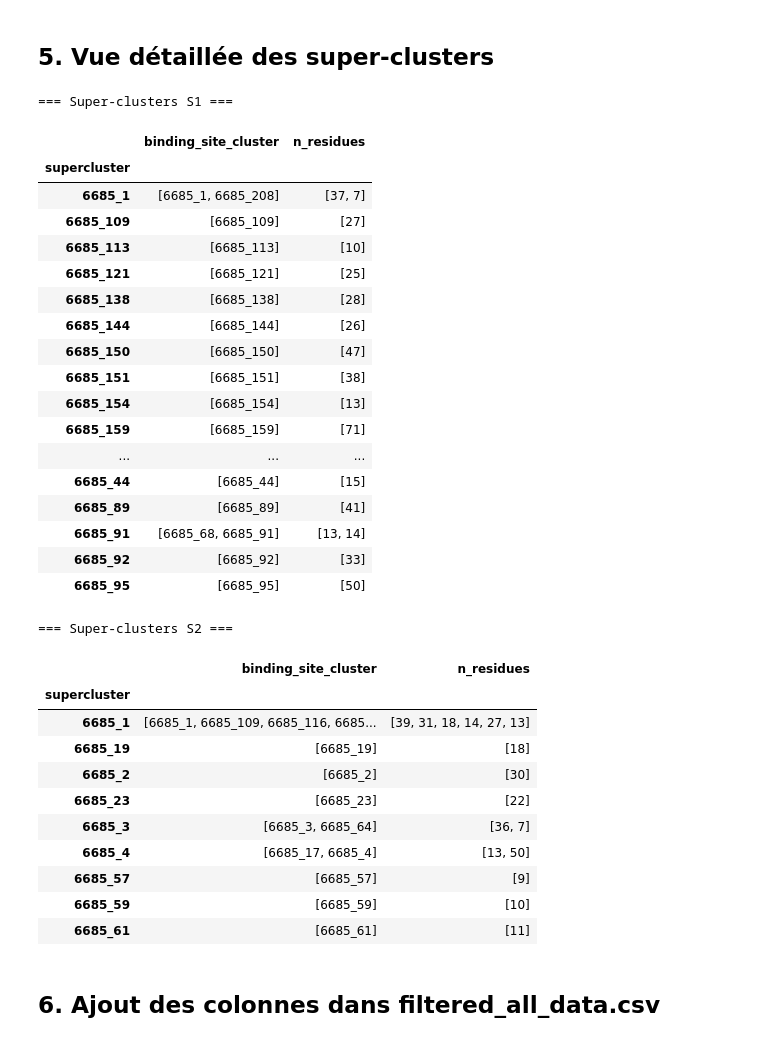
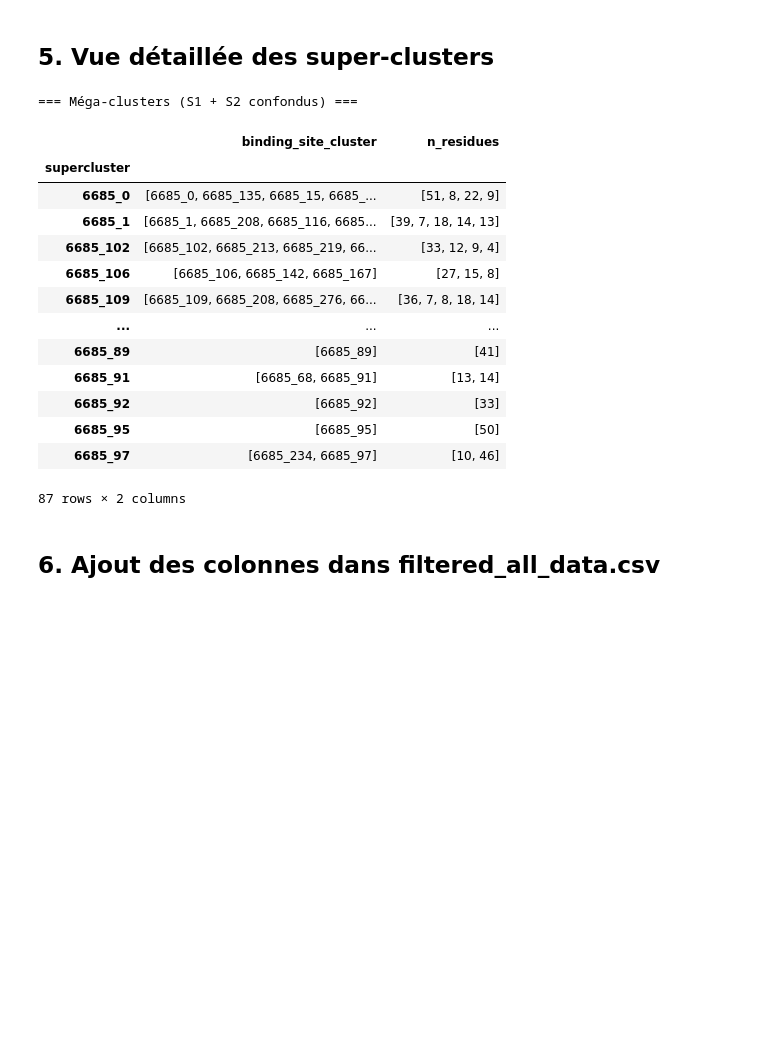
Before and after one commit to anaisdlss/actin_project, a Jupyter notebook: notebooks/binding_site_superclusters.ipynb, the cells around one changed output. Saved outputs shown, nothing was run; the diff lists cells and outputs as text; code cells hidden in the pictures; blank space fills up the shorter version.

```diff
--- a/notebooks/binding_site_superclusters.ipynb
+++ b/notebooks/binding_site_superclusters.ipynb
@@ -187,64 +197,39 @@ print(f"  {len(set(c2s_s2.values()))} super-clusters S2")
 # %% [markdown]
 ## 5. Vue détaillée des super-clusters
 # %%
-def show_superclusters(c2s, footprints, label):
-    from collections import defaultdict
-    groups = defaultdict(list)
-    for c, s in c2s.items():
-        groups[s].append(c)
-
+def show_superclusters(c2s, footprints):
+    """c2s : {cluster -> [megaclusters]} (multi-appartenance, S1+S2 confondus)."""
     rows = []
-    for super_name, members in sorted(groups.items(), key=lambda x: -len(x[1])):
-        for m in sorted(members):
+    for c, supers in c2s.items():
+        for s in supers:
             rows.append({
-                "type": label,
-                "binding_site_cluster": m,
-                "supercluster": super_name,
-                "n_residues": len(footprints.get(m, set())),
-                "is_main_cluster": m in ["6685_1","6685_2","6685_3","6685_4"]
+                "binding_site_cluster": c,
+                "supercluster": s,
+                "n_residues": len(footprints.get(c, set())),
+                "is_main_cluster": c in ["6685_1", "6685_2", "6685_3", "6685_4"],
             })
     return pd.DataFrame(rows)
 
-df_sc_s1 = show_superclusters(c2s_s1, fp_s1, "S1")
-df_sc_s2 = show_superclusters(c2s_s2, fp_s2, "S2")
+df_sc = show_superclusters(c2s, fp_all)
 
-print("=== Super-clusters S1 ===")
-display(df_sc_s1.groupby("supercluster")[["binding_site_cluster","n_residues"]].agg(list))
-
-print("\n=== Super-clusters S2 ===")
-display(df_sc_s2.groupby("supercluster")[["binding_site_cluster","n_residues"]].agg(list))
+print("=== Méga-clusters (S1 + S2 confondus) ===")
+display(df_sc.groupby("supercluster")[["binding_site_cluster", "n_residues"]].agg(list))
 # %% [output]
-=== Super-clusters S1 ===
+=== Méga-clusters (S1 + S2 confondus) ===
 |  | binding_site_cluster | n_residues |
 | supercluster |  |  |
-| 6685_1 | [6685_1, 6685_208] | [37, 7] |
-| 6685_109 | [6685_109] | [27] |
-| 6685_113 | [6685_113] | [10] |
-| 6685_121 | [6685_121] | [25] |
-| 6685_138 | [6685_138] | [28] |
-| 6685_144 | [6685_144] | [26] |
-| 6685_150 | [6685_150] | [47] |
-| 6685_151 | [6685_151] | [38] |
-| 6685_154 | [6685_154] | [13] |
-| 6685_159 | [6685_159] | [71] |
+| 6685_0 | [6685_0, 6685_135, 6685_15, 6685_... | [51, 8, 22, 9] |
+| 6685_1 | [6685_1, 6685_208, 6685_116, 6685... | [39, 7, 18, 14, 13] |
+| 6685_102 | [6685_102, 6685_213, 6685_219, 66... | [33, 12, 9, 4] |
+| 6685_106 | [6685_106, 6685_142, 6685_167] | [27, 15, 8] |
+| 6685_109 | [6685_109, 6685_208, 6685_276, 66... | [36, 7, 8, 18, 14] |
 | ... | ... | ... |
-| 6685_44 | [6685_44] | [15] |
 | 6685_89 | [6685_89] | [41] |
 | 6685_91 | [6685_68, 6685_91] | [13, 14] |
 | 6685_92 | [6685_92] | [33] |
 | 6685_95 | [6685_95] | [50] |
+| 6685_97 | [6685_234, 6685_97] | [10, 46] |
-=== Super-clusters S2 ===
+87 rows × 2 columns
-|  | binding_site_cluster | n_residues |
-| supercluster |  |  |
-| 6685_1 | [6685_1, 6685_109, 6685_116, 6685... | [39, 31, 18, 14, 27, 13] |
-| 6685_19 | [6685_19] | [18] |
-| 6685_2 | [6685_2] | [30] |
-| 6685_23 | [6685_23] | [22] |
-| 6685_3 | [6685_3, 6685_64] | [36, 7] |
-| 6685_4 | [6685_17, 6685_4] | [13, 50] |
-| 6685_57 | [6685_57] | [9] |
-| 6685_59 | [6685_59] | [10] |
-| 6685_61 | [6685_61] | [11] |
 # %% [markdown]
 ## 6. Ajout des colonnes dans filtered_all_data.csv
 # %%
```
Also changed, not shown: parts of 10 cells of this notebook, 12 other files.
